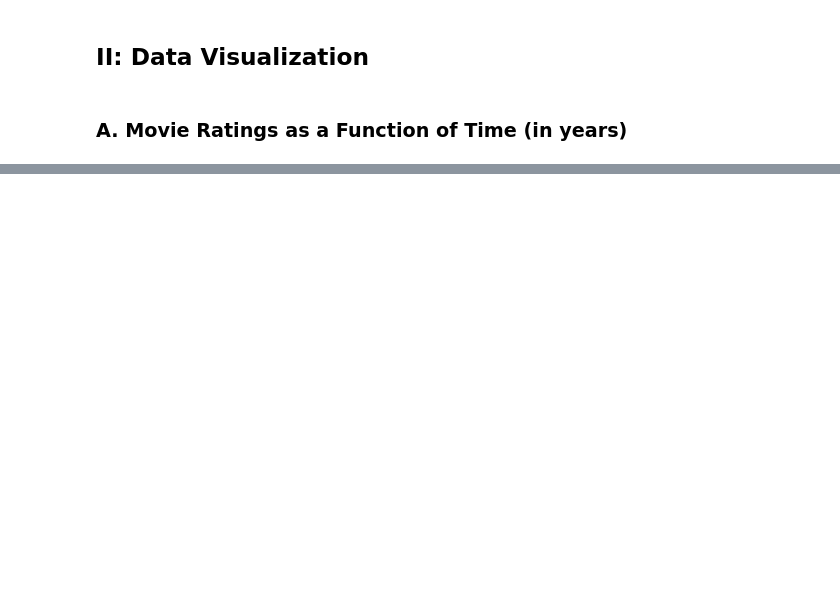
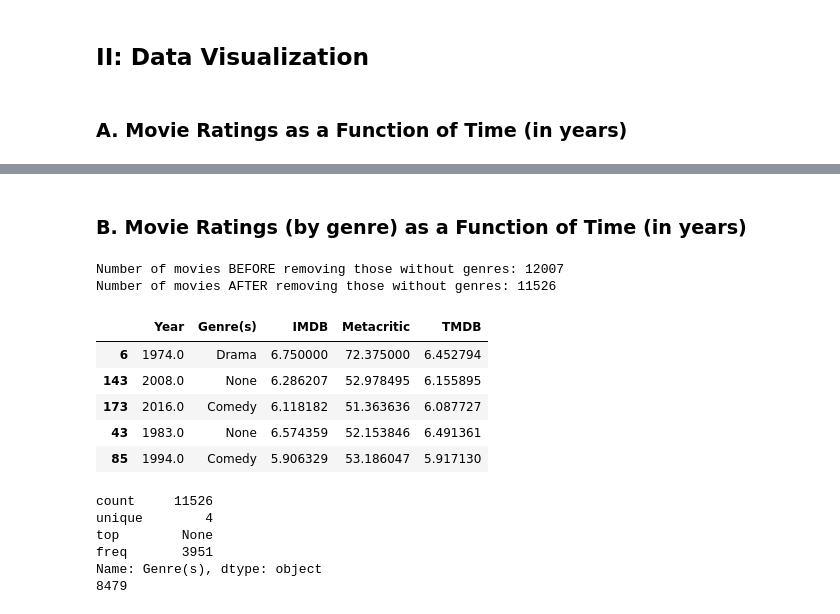
Before and after one commit to tsnow2010/DATA601, a Jupyter notebook: DATA601_Project1/src/main.ipynb, the cells around one changed output, grey strips where cells are left out. Cells and saved outputs as stored; diff of their text form; code cells hidden in the pictures; blank space fills up the shorter version.

```diff
--- a/DATA601_Project1/src/main.ipynb
+++ b/DATA601_Project1/src/main.ipynb
@@ -123,0 +157,59 @@ fig2.show()
+# %% [markdown]
+### B. Movie Ratings **(by genre)** as a Function of Time (in years)
+# %%
+df_genres = df.copy()
+print("Number of movies BEFORE removing those without genres:", df_genres['Genre(s)'].shape[0])
+df_genres = df_genres.dropna(subset='Genre(s)')
+print("Number of movies AFTER removing those without genres:", df_genres['Genre(s)'].shape[0])
+
+df_genres_RT = df_RT.copy()
+df_genres_RT = df_genres_RT.dropna(subset='Genre(s)')
+# %% [output]
+Number of movies BEFORE removing those without genres: 12007
+Number of movies AFTER removing those without genres: 11526
+# %%
+def classify_genre(genres):
+    genres_list = genres.split(',')
+    if "Comedy" in genres_list:
+        return "Comedy"
+    elif "Action" in genres_list:
+        return "Action"
+    elif "Drama" in genres_list:
+        return "Drama"
+    else:
+        return genres
+df_genres['Genre(s)'] = df_genres['Genre(s)'].apply(str).apply(classify_genre)
+
+df_genres_RT['Genre(s)'] = df_genres_RT['Genre(s)'].apply(str).apply(classify_genre)
+# %%
+df_groupby_genres = df_genres.groupby(['Year','Genre(s)']).aggregate(
+    {'IMDB': 'mean',
+     'Metacritic': 'mean',
+     'TMDB': 'mean'
+    }
+)
+
+df_groupby_genres_RT = df_genres_RT.groupby(['Year','Genre(s)']).aggregate(
+    {'Rotten Tomatoes': 'mean'}
+)
+df_groupby_genres.reset_index().sample(5)
+# %% [output]
+|  | Year | Genre(s) | IMDB | Metacritic | TMDB |
+| 6 | 1974.0 | Drama | 6.750000 | 72.375000 | 6.452794 |
+| 143 | 2008.0 | None | 6.286207 | 52.978495 | 6.155895 |
+| 173 | 2016.0 | Comedy | 6.118182 | 51.363636 | 6.087727 |
+| 43 | 1983.0 | None | 6.574359 | 52.153846 | 6.491361 |
+| 85 | 1994.0 | Comedy | 5.906329 | 53.186047 | 5.917130 |
+# %%
+print(df_genres['Genre(s)'].describe())
+
+print(sum([df_genres[df_genres['Genre(s)'] == "Comedy"].shape[0],
+           df_genres[df_genres['Genre(s)'] == "Action"].shape[0],
+           df_genres[df_genres['Genre(s)'] == "Comedy"].shape[0]]))
+# %% [output]
+count     11526
+unique        4
+top        None
+freq       3951
+Name: Genre(s), dtype: object
+8479
```
Also changed, not shown: parts of 17 cells of this notebook.
